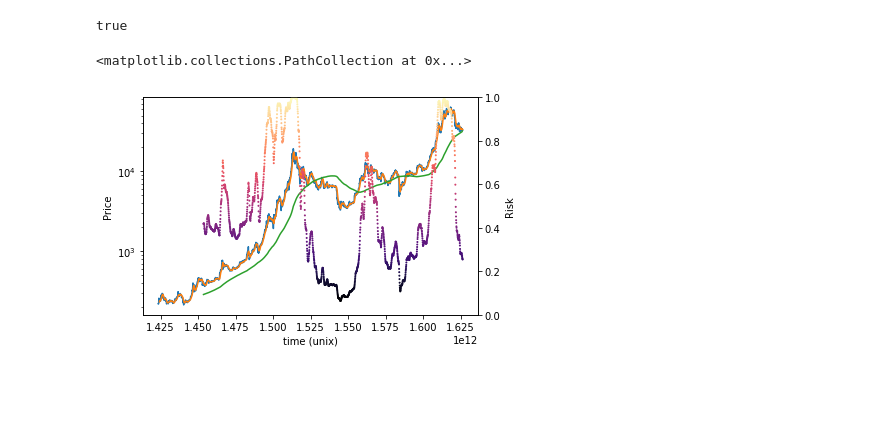
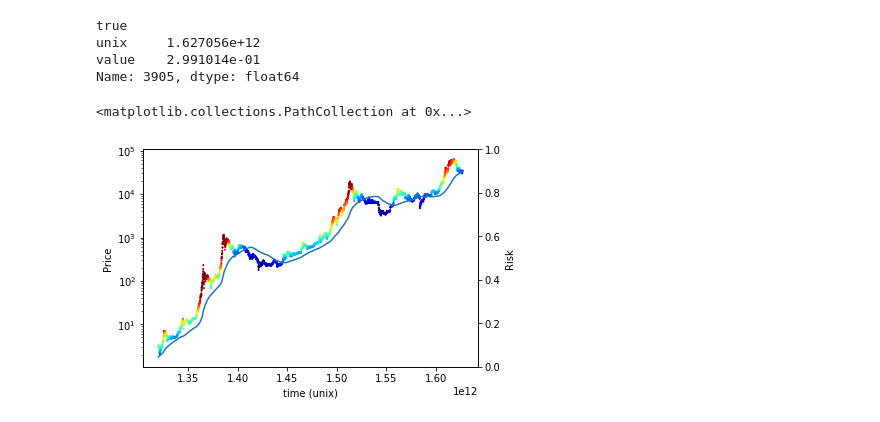
Before and after one commit to RDEvans31/saturn, a Jupyter notebook: Risk analysis.ipynb, the cells around one changed output. Drawn from its saved outputs; the diff is of its cells as text; code cells hidden in the pictures; blank space fills up the shorter version.

```diff
--- a/Risk analysis.ipynb
+++ b/Risk analysis.ipynb
@@ -173,25 +230,30 @@ slow=get_sma(weekly_candles,50)
 # %%
 fig, ax1 = plt.subplots()
 ax1.set_xlabel('time (unix)')
 ax1.set_ylabel('Price')
 timestamps=fast['unix']
 # ax1.plot(fast['unix'],fast['value'])
 
-risk=risk_indicator(fast,slow)
-ax1.plot(btc_price_data['unix'],btc_price_data['close'])
-ax1.plot(fast['unix'],fast['value'])
+risk=risk_indicator(btc_price_data,slow)
+print(risk.iloc[-1])
+# ax1.plot(btc_price_data['unix'],btc_price_data['close'])
+# ax1.plot(fast['unix'],fast['value'])
 ax1.plot(slow['unix'],slow['value'])
 ax1.set_yscale('log')
 
 ax2 = ax1.twinx()
 ax2.set_ylabel('Risk')
+filtered_price_data=btc_price_data[btc_price_data['unix']>=risk['unix'].min()]
 # filtered_risk=risk.loc[risk['value']<0.15]
 # ax2.scatter(filtered_risk['unix'],filtered_risk['value'], s=1)
 ax2.set_ylim(0,1)
 #ax2.vlines(filtered_risk['unix'],0,btc_price_data['close'].max(), colors='r')
 
-ax2.scatter(risk['unix'],risk['value'], s=1, c=risk['value'], cmap='magma')
+ax1.scatter(filtered_price_data['unix'],filtered_price_data['close'], s=1, c=risk['value'], cmap='jet')
 # %% [output]
 true
+unix     1.627056e+12
+value    2.991014e-01
+Name: 3905, dtype: float64
 <matplotlib.collections.PathCollection at 0x...>
-[figure, old version]
+[figure, new version]
```
Also changed, not shown: parts of 6 cells of this notebook, 6 other files.
